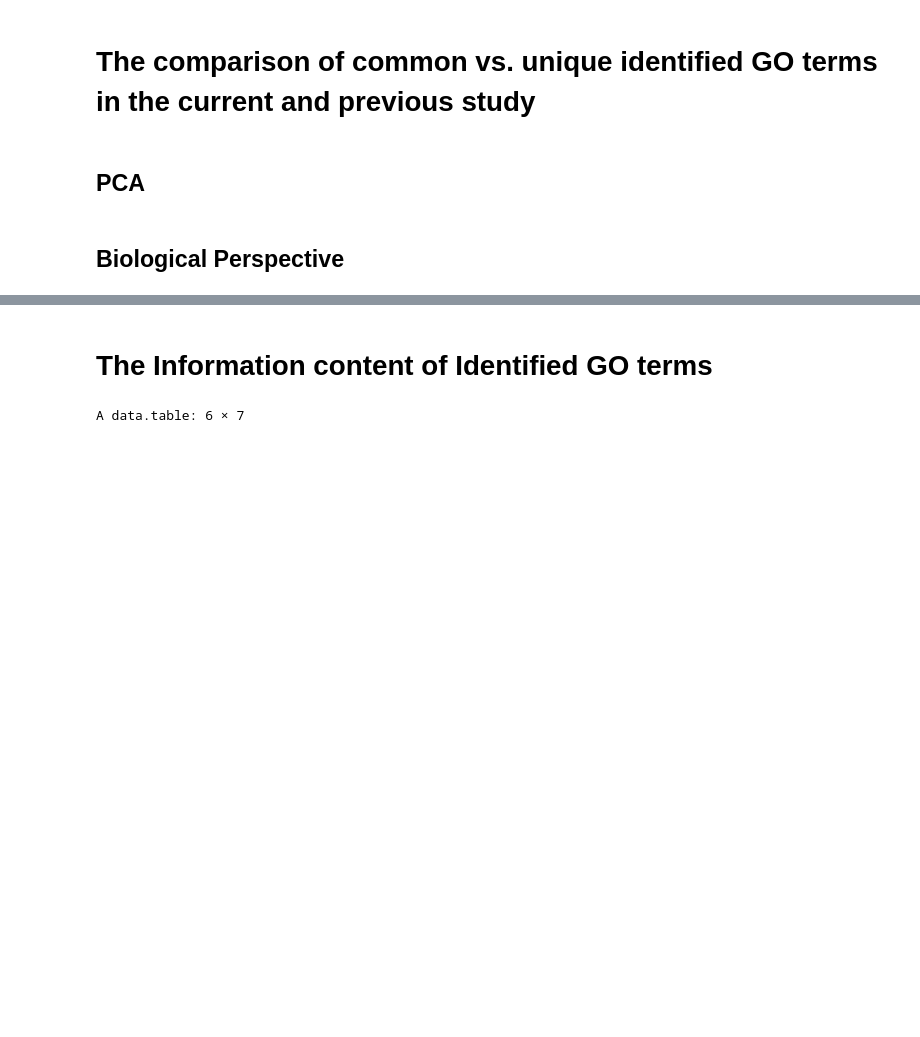
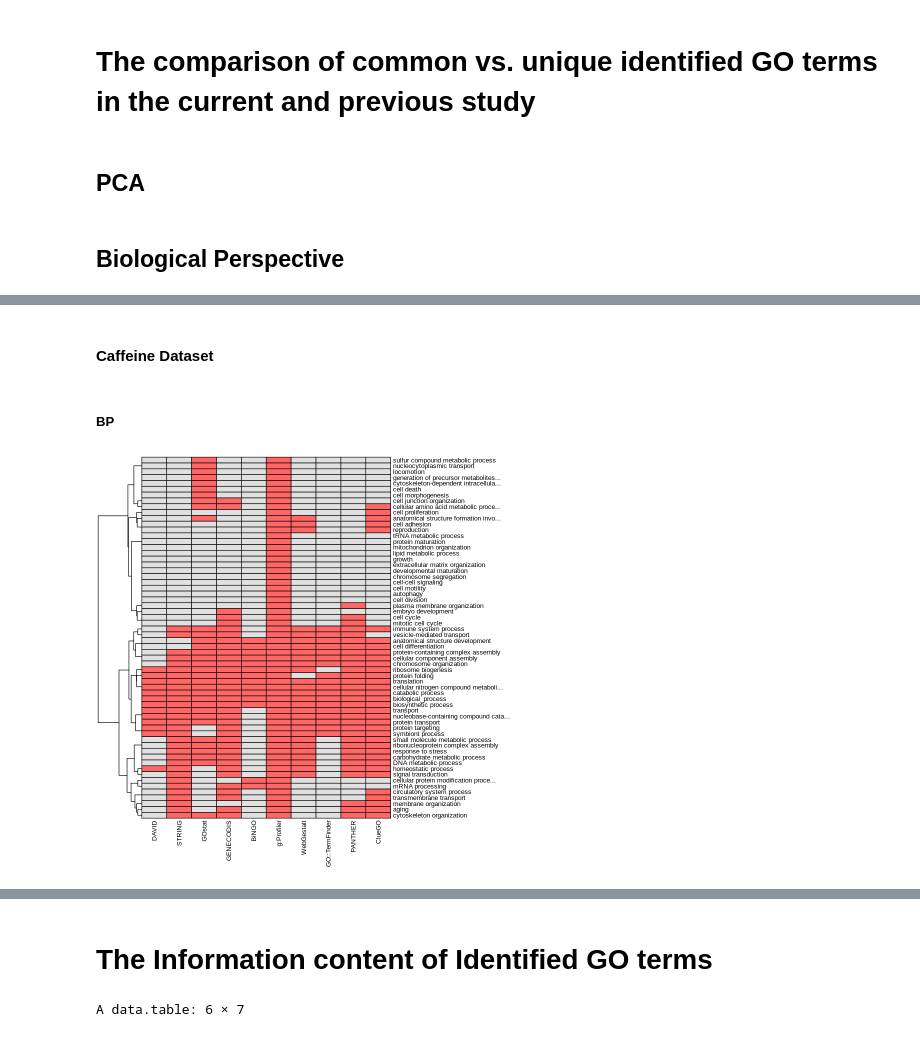
Before and after one commit to kittisaktaoma/GO-tools-comparsion, a Jupyter notebook: GO_tools_Comparison.ipynb, the cells around one changed output, grey strips where cells are left out. Drawn from its saved outputs; the diff is of its cells as text; code cells hidden in the pictures; blank space fills up the shorter version.

```diff
--- a/GO_tools_Comparison.ipynb
+++ b/GO_tools_Comparison.ipynb
@@ -964,0 +948,8 @@ for (i in 1:nrow(all.index)) {
+# %% [markdown]
+#### Caffeine Dataset
+# %% [markdown]
+##### BP
+# %%
+fread("https://raw.githubusercontent.com/kittisaktaoma/GO-tools-comparsion/master/res/biological_compare.csv") %>% filter(Type == "BP") %>% filter(Dataset == "Caffeine") %>% plot_bin()
+# %% [output]
+[figure, added]
```
Also changed, not shown: parts of 30 cells of this notebook.
